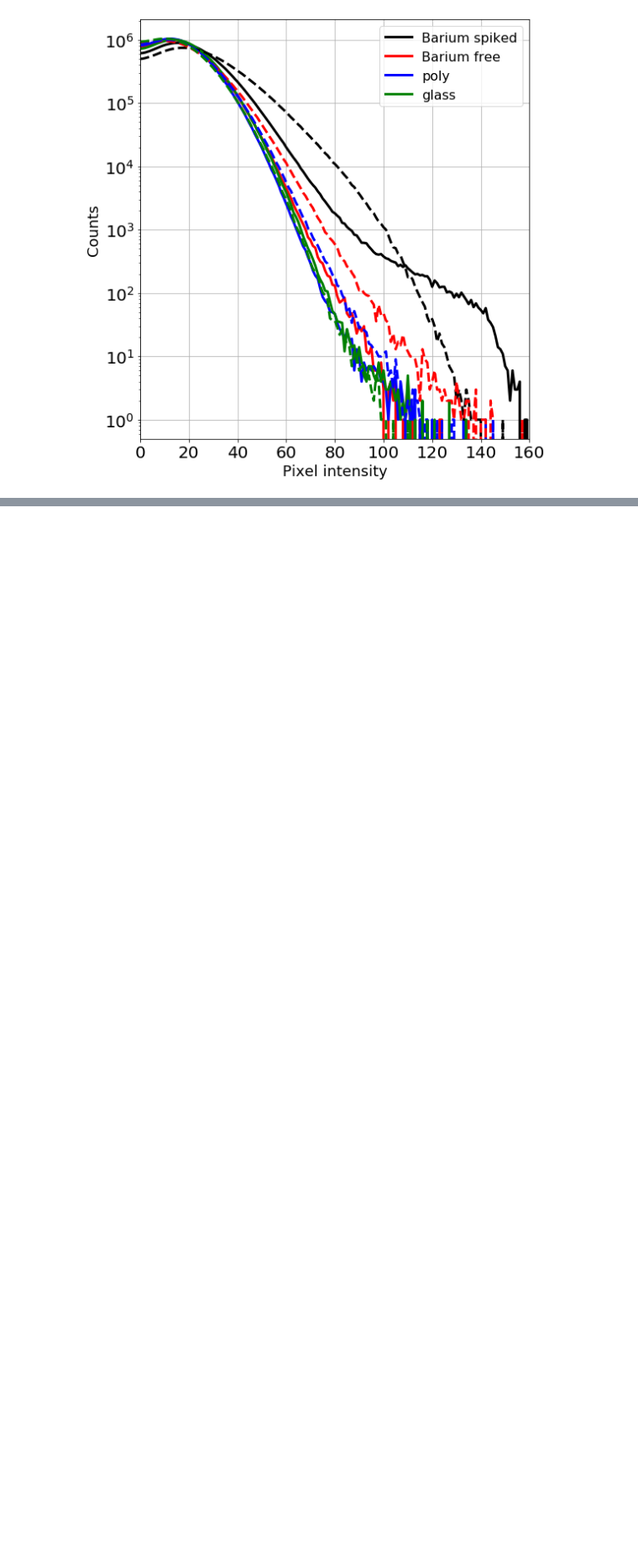
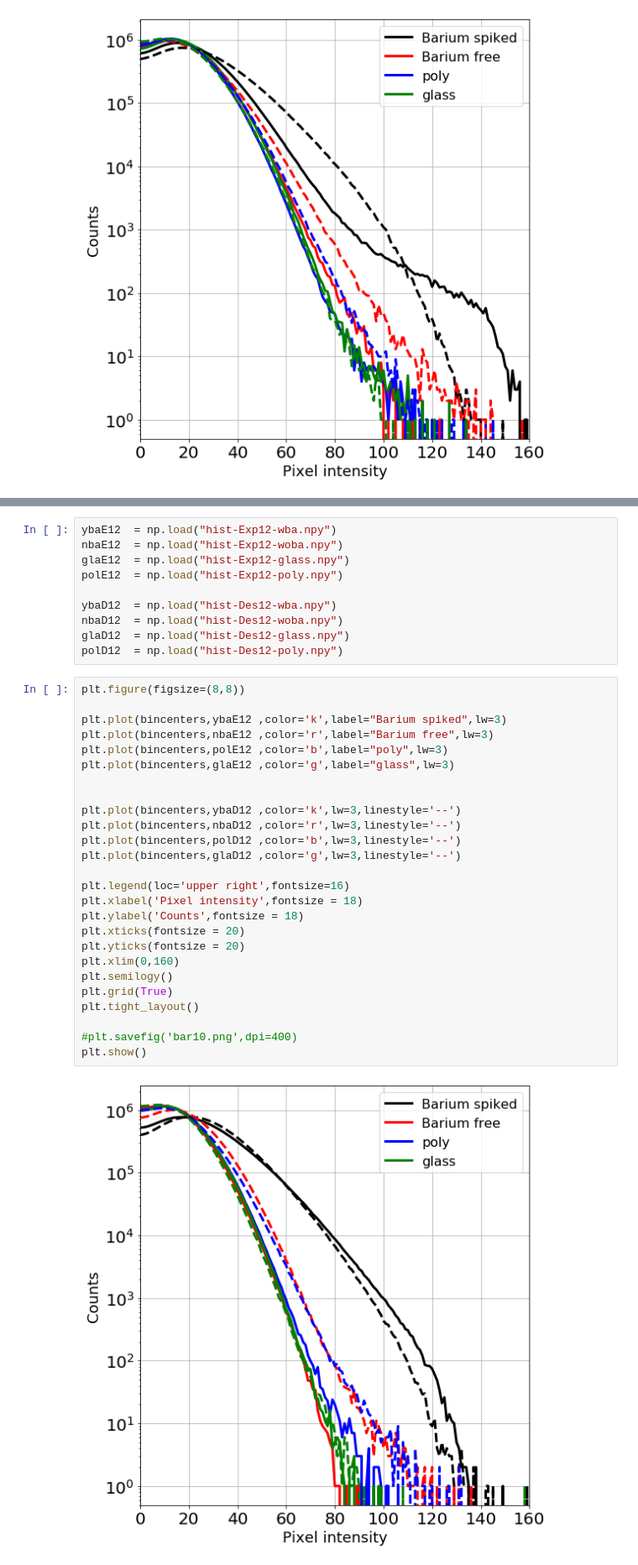
Before and after one commit to AustinMcDonald/slide-comp, a Jupyter notebook: Monos-hists-V5.ipynb, the cells around one changed output, grey strips where cells are left out. Shown at 84% size. Cells and saved outputs as stored; diff of their text form; blank space fills up the shorter version.

```diff
--- a/Monos-hists-V5.ipynb
+++ b/Monos-hists-V5.ipynb
@@ -53,0 +92,38 @@ plt.show()
+# %%
+ybaE12  = np.load("hist-Exp12-wba.npy")
+nbaE12  = np.load("hist-Exp12-woba.npy")
+glaE12  = np.load("hist-Exp12-glass.npy")
+polE12  = np.load("hist-Exp12-poly.npy")
+
+ybaD12  = np.load("hist-Des12-wba.npy")
+nbaD12  = np.load("hist-Des12-woba.npy")
+glaD12  = np.load("hist-Des12-glass.npy")
+polD12  = np.load("hist-Des12-poly.npy")
+# %%
+plt.figure(figsize=(8,8))
+
+plt.plot(bincenters,ybaE12 ,color='k',label="Barium spiked",lw=3)
+plt.plot(bincenters,nbaE12 ,color='r',label="Barium free",lw=3)
+plt.plot(bincenters,polE12 ,color='b',label="poly",lw=3)
+plt.plot(bincenters,glaE12 ,color='g',label="glass",lw=3)
+
+
+plt.plot(bincenters,ybaD12 ,color='k',lw=3,linestyle='--')
+plt.plot(bincenters,nbaD12 ,color='r',lw=3,linestyle='--')
+plt.plot(bincenters,polD12 ,color='b',lw=3,linestyle='--')
+plt.plot(bincenters,glaD12 ,color='g',lw=3,linestyle='--')
+
+plt.legend(loc='upper right',fontsize=16)
+plt.xlabel('Pixel intensity',fontsize = 18)
+plt.ylabel('Counts',fontsize = 18)
+plt.xticks(fontsize = 20)
+plt.yticks(fontsize = 20)
+plt.xlim(0,160)
+plt.semilogy()
+plt.grid(True)
+plt.tight_layout()
+
+#plt.savefig('bar10.png',dpi=400)
+plt.show()
+# %% [output]
+[figure, added]
```
Also changed, not shown: parts of 5 cells of this notebook, 18 other files.
